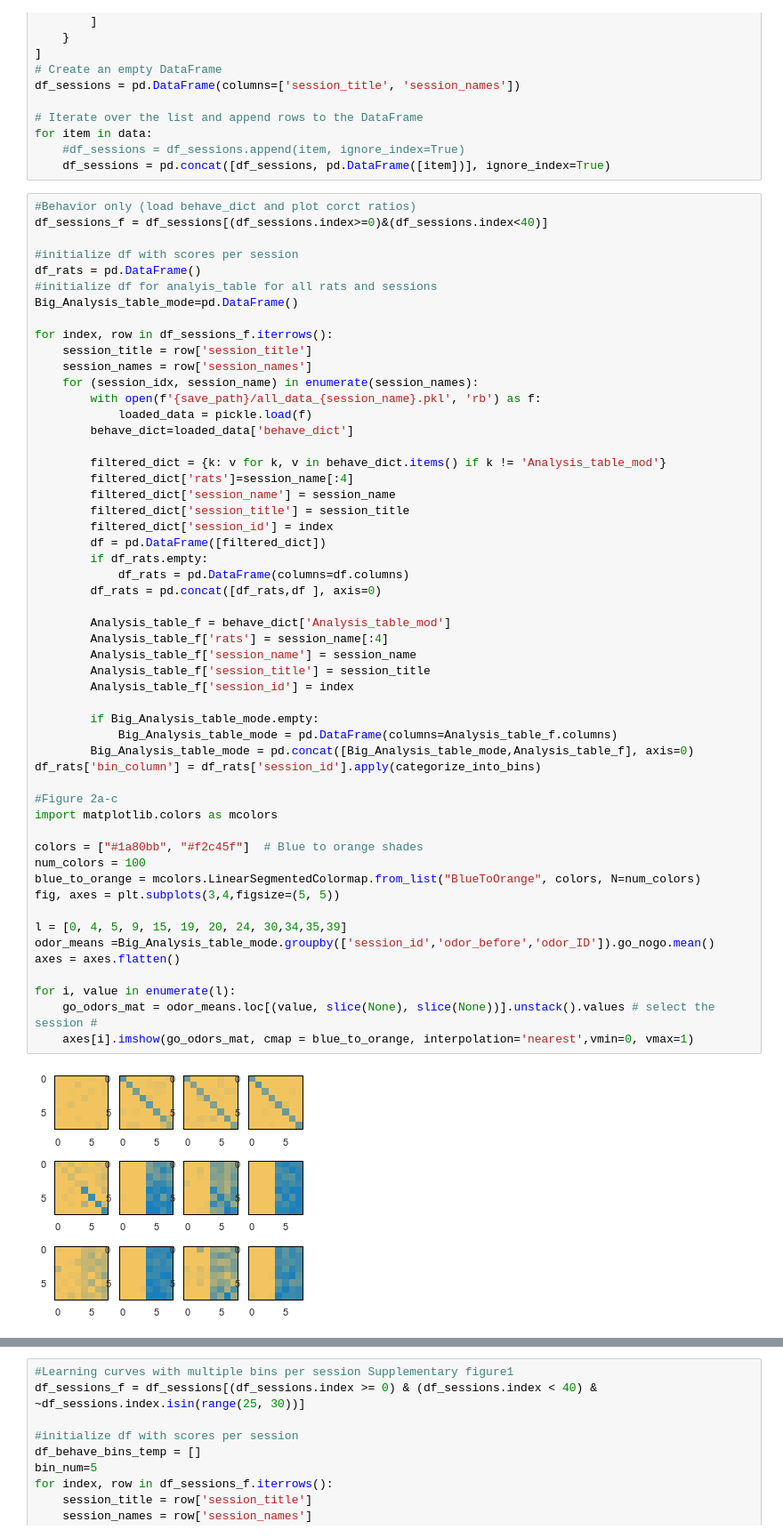
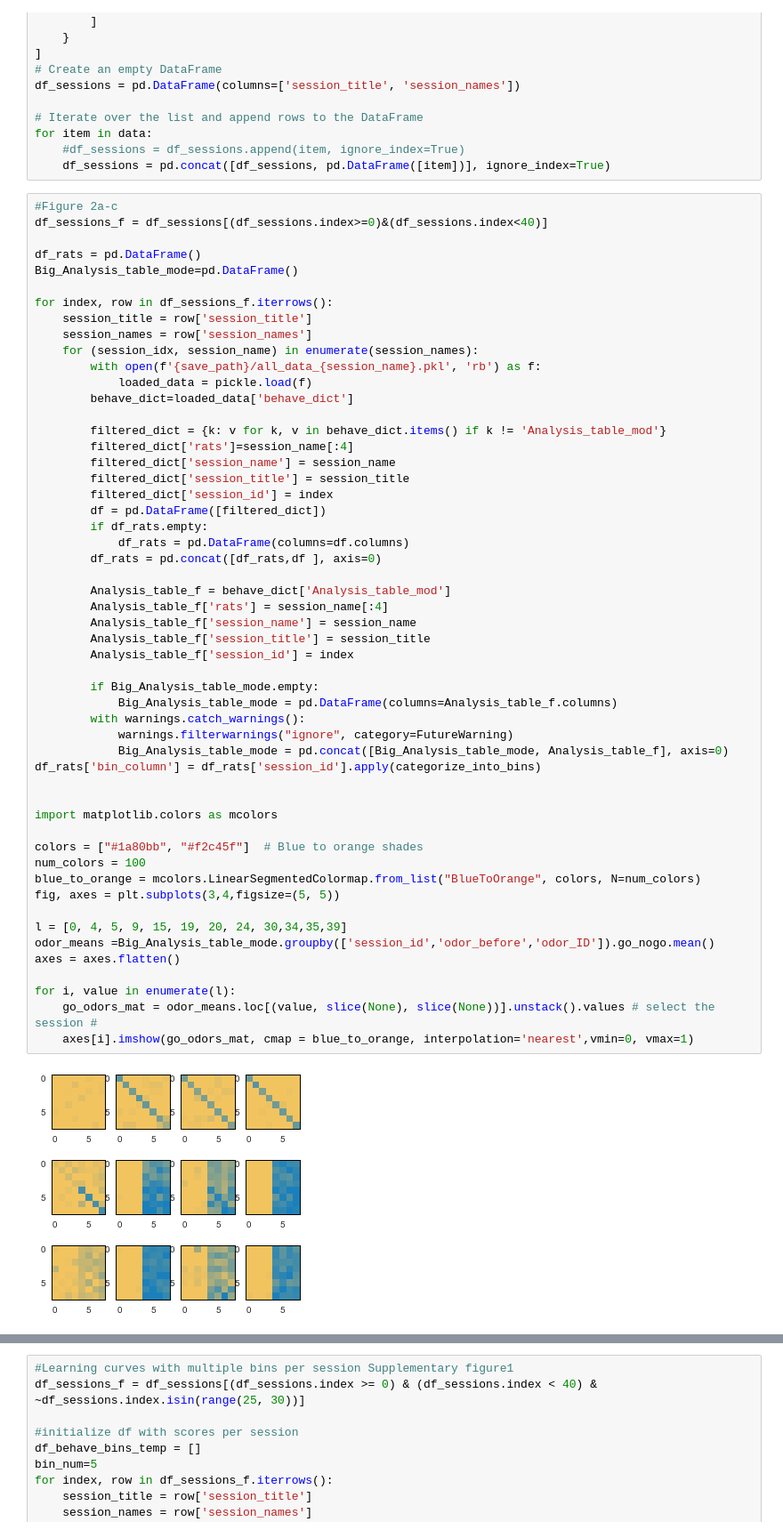
Before and after one commit to IdoMaor/Persistent-representation-of-a-prior-schema-, a Jupyter notebook: Persistent-representation-of-a-prior-schema.ipynb, the cells around one changed output, grey strips where cells are left out. Shown at 89% size. Cells and saved outputs as stored; diff of their text form.

```diff
--- a/Persistent-representation-of-a-prior-schema.ipynb
+++ b/Persistent-representation-of-a-prior-schema.ipynb
@@ -1200,12 +1202,10 @@ for item in data:
     #df_sessions = df_sessions.append(item, ignore_index=True)
     df_sessions = pd.concat([df_sessions, pd.DataFrame([item])], ignore_index=True)
 # %%
-#Behavior only (load behave_dict and plot corct ratios)
+#Figure 2a-c
 df_sessions_f = df_sessions[(df_sessions.index>=0)&(df_sessions.index<40)]
 
-#initialize df with scores per session
 df_rats = pd.DataFrame()
-#initialize df for analyis_table for all rats and sessions
 Big_Analysis_table_mode=pd.DataFrame()
 
 for index, row in df_sessions_f.iterrows():
@@ -1224,36 +1224,38 @@ for index, row in df_sessions_f.iterrows():
         df = pd.DataFrame([filtered_dict])
         if df_rats.empty:
             df_rats = pd.DataFrame(columns=df.columns)
         df_rats = pd.concat([df_rats,df ], axis=0)
 
         Analysis_table_f = behave_dict['Analysis_table_mod']
         Analysis_table_f['rats'] = session_name[:4]
         Analysis_table_f['session_name'] = session_name
         Analysis_table_f['session_title'] = session_title
         Analysis_table_f['session_id'] = index
 
         if Big_Analysis_table_mode.empty:
             Big_Analysis_table_mode = pd.DataFrame(columns=Analysis_table_f.columns)
-        Big_Analysis_table_mode = pd.concat([Big_Analysis_table_mode,Analysis_table_f], axis=0)
+        with warnings.catch_warnings():
+            warnings.filterwarnings("ignore", category=FutureWarning)
+            Big_Analysis_table_mode = pd.concat([Big_Analysis_table_mode, Analysis_table_f], axis=0)
 df_rats['bin_column'] = df_rats['session_id'].apply(categorize_into_bins)
 
-#Figure 2a-c
+
 import matplotlib.colors as mcolors
 
 colors = ["#1a80bb", "#f2c45f"]  # Blue to orange shades
 num_colors = 100
 blue_to_orange = mcolors.LinearSegmentedColormap.from_list("BlueToOrange", colors, N=num_colors)
 fig, axes = plt.subplots(3,4,figsize=(5, 5))
 
 l = [0, 4, 5, 9, 15, 19, 20, 24, 30,34,35,39]
 odor_means =Big_Analysis_table_mode.groupby(['session_id','odor_before','odor_ID']).go_nogo.mean()
 axes = axes.flatten()
 
 for i, value in enumerate(l):
     go_odors_mat = odor_means.loc[(value, slice(None), slice(None))].unstack().values # select the session #
     axes[i].imshow(go_odors_mat, cmap = blue_to_orange, interpolation='nearest',vmin=0, vmax=1)
 # %% [output]
-[figure, old version]
+[figure, new version]
 # %%
 # Learning curves Figure 2d
 df_rats['bias']=(df_rats['correct_cdnm']-df_rats['correct_disc'])/(df_rats['correct_disc']+df_rats['correct_cdnm'])
```
Also changed, not shown: parts of 28 cells of this notebook, 2 other files.
